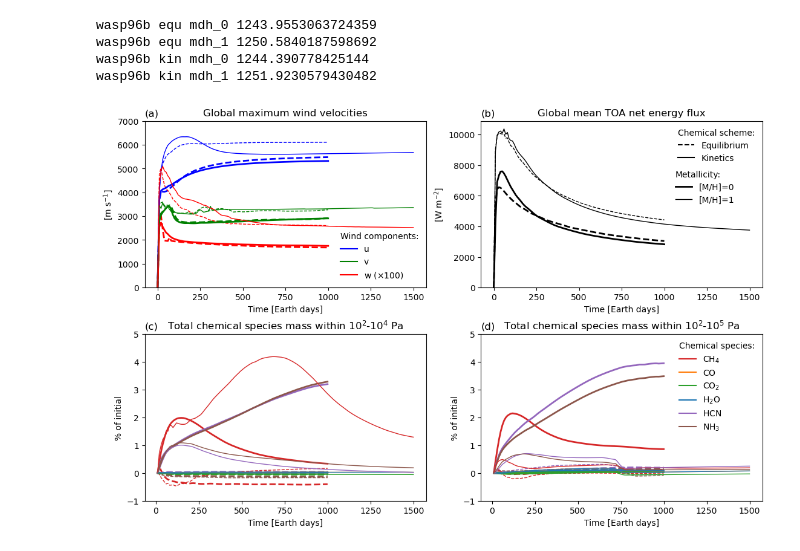
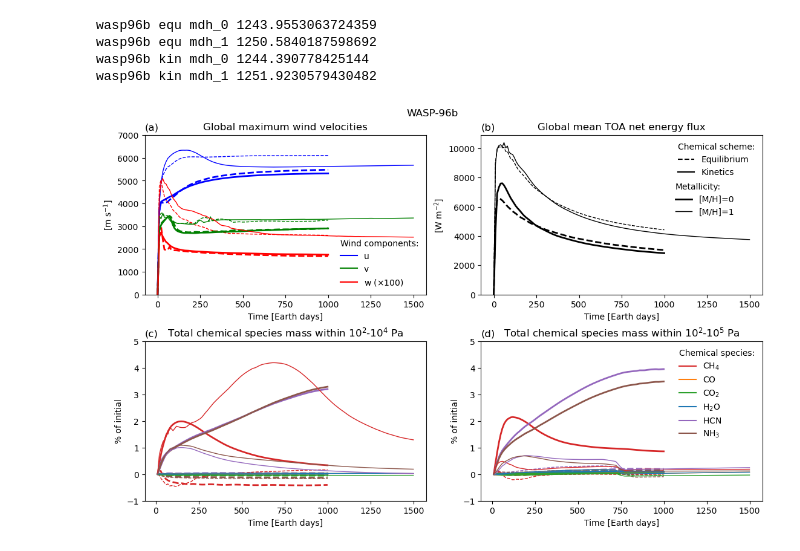
Before and after one commit to mzamyatina/quenching_driven_depletion_and_asymmetries, a Jupyter notebook: check_steady_state.ipynb, the cells around one changed output. Saved outputs shown, nothing was run; the diff lists cells and outputs as text; code cells hidden in the pictures.

Commit message:
update figure titles

```diff
--- a/check_steady_state.ipynb
+++ b/check_steady_state.ipynb
@@ -327,31 +327,32 @@ wind_leg = ax[0, 0].legend(
 exp_leg = ax[0, 1].legend(
     exp_lines,
     ["Equilibrium", "Kinetics"],
     title="Chemical scheme:",
     frameon=False,
     alignment="left",
     loc="upper right",
 )
 axleg = ax[0, 1].add_artist(exp_leg)
 mdh_leg = ax[0, 1].legend(
     mdh_lines,
     ["[M/H]=0", "[M/H]=1"],
     title="Metallicity:",
     frameon=False,
     alignment="left",
     bbox_to_anchor=(0.927, 0.75),
 )
 gas_leg = ax[1, 1].legend(
     gas_lines,
     ["$CH_4$", "$CO$", "$CO_2$", "$H_2O$", "$HCN$", "$NH_3$"],
     title="Chemical species:",
     frameon=False,
     alignment="left",
     loc="upper right",
 )
+fig.suptitle(f"{PLANETS[planet]['tex']}")
 figname_png = f"{planet}_steady_state.png"
 figname_pdf = f"{planet}_steady_state.pdf"
 fig.savefig(path_to_project / "steady_state" / figname_png, dpi=200)
 fig.savefig(path_to_project / "steady_state" / figname_pdf, format="pdf")
 # %% [output]
-[figure, old version]
+[figure, new version]
```
Also changed, not shown: 1 other file.
